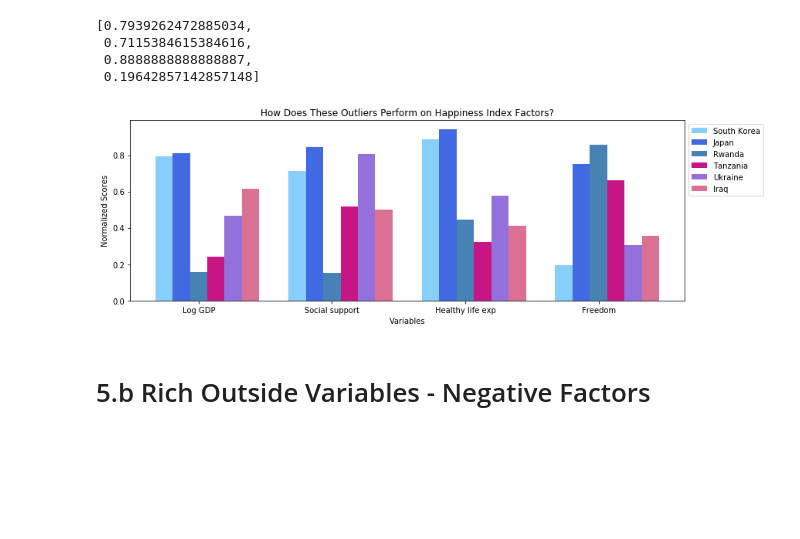
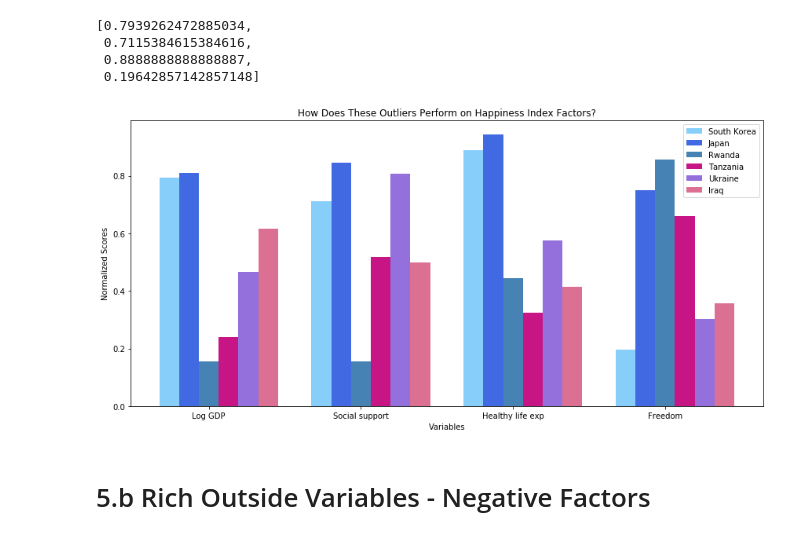
Before and after one commit to jkurtb/Suicide_squad, a Jupyter notebook: Data Viz/Question 5, barchart.ipynb, the cells around one changed output. Cells and saved outputs as stored; diff of their text form; code cells hidden in the pictures; blank space fills up the shorter version.

Commit message:
image replace

```diff
--- a/Data Viz/Question 5, barchart.ipynb
+++ b/Data Viz/Question 5, barchart.ipynb
@@ -66,35 +66,36 @@ country0
 # %%
 
 N = len(country0)
 
-fig, ax = plt.subplots(figsize = (12,4))
+fig, ax = plt.subplots(figsize = (12,6))
 
 color = ["lightskyblue","royalblue","steelblue","mediumvioletred","mediumpurple","palevioletred","lightcoral","crimson"]
 
 ind = np.arange(N)    # the x locations for the groups
 width = 0.13        # the width of the bars. This is pretty much the place to control spacing
 ax.bar(ind + width*0, country0, width, bottom=0,  label=country_list[0], color = color[0])
 ax.bar(ind + width*1, country1, width, bottom=0, label=country_list[1],color = color[1])
 ax.bar(ind + width*2, country2, width, bottom=0, label=country_list[2], color = color[2])
 ax.bar(ind + width*3, country3, width, bottom=0, label=country_list[3], color = color[3])
 ax.bar(ind + width*4, country4, width, bottom=0, label=country_list[4], color = color[4])
 ax.bar(ind + width*5, country5, width, bottom=0, label=country_list[5], color = color[5])
 
 
 ax.set_title('How Does These Outliers Perform on Happiness Index Factors?')
 ax.set_xticks(ind + width * 2) #The location of label
 ax.set_xticklabels((variable_list[0], variable_list[1],  variable_list[2],  variable_list[3] ))
 
-ax.legend(bbox_to_anchor = (1,1) )
+ax.legend(loc="best" )
 
-plt.tight_layout()
+
 
 plt.xlabel("Variables")
 plt.ylabel("Normalized Scores")
 plt.savefig(f"Happiness Index Factor - Rich.jpg")
+plt.tight_layout()
 plt.show()
 # %% [output]
-[figure, old version]
+[figure, new version]
 # %% [markdown]
 # 5.b Rich Outside Variables - Negative Factors
 # %%
```
Also changed, not shown: parts of 7 cells of this notebook, 8 other files.
